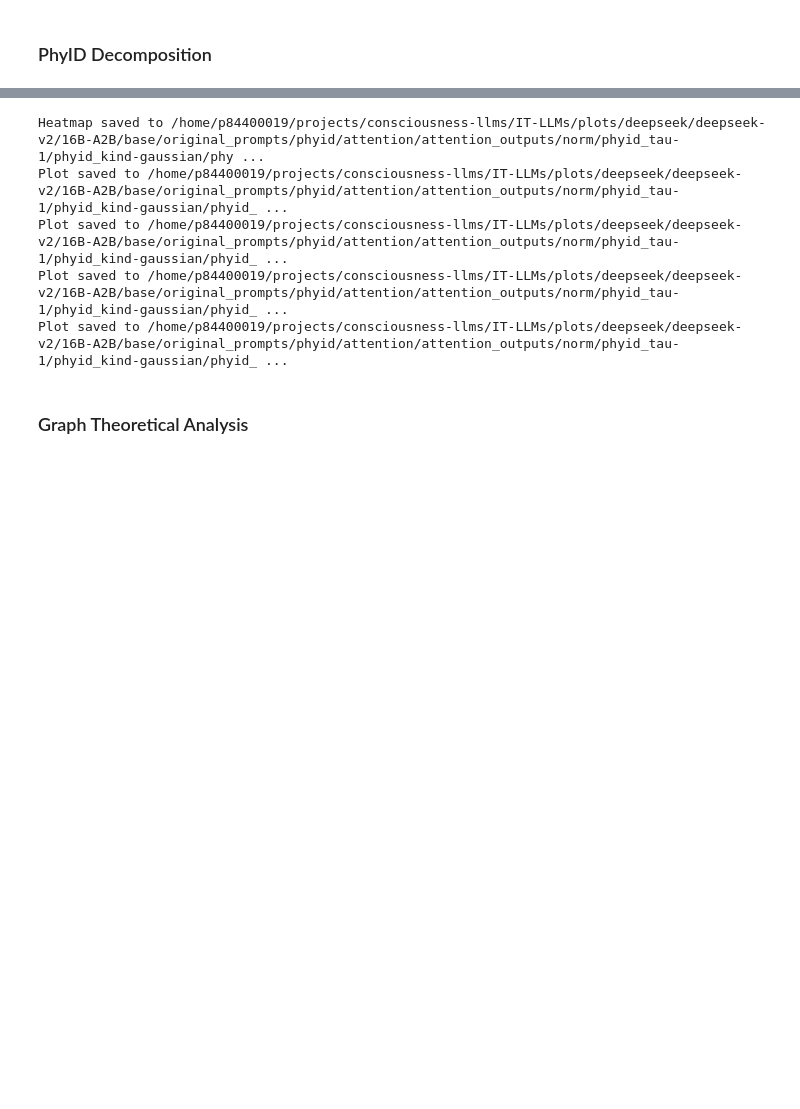
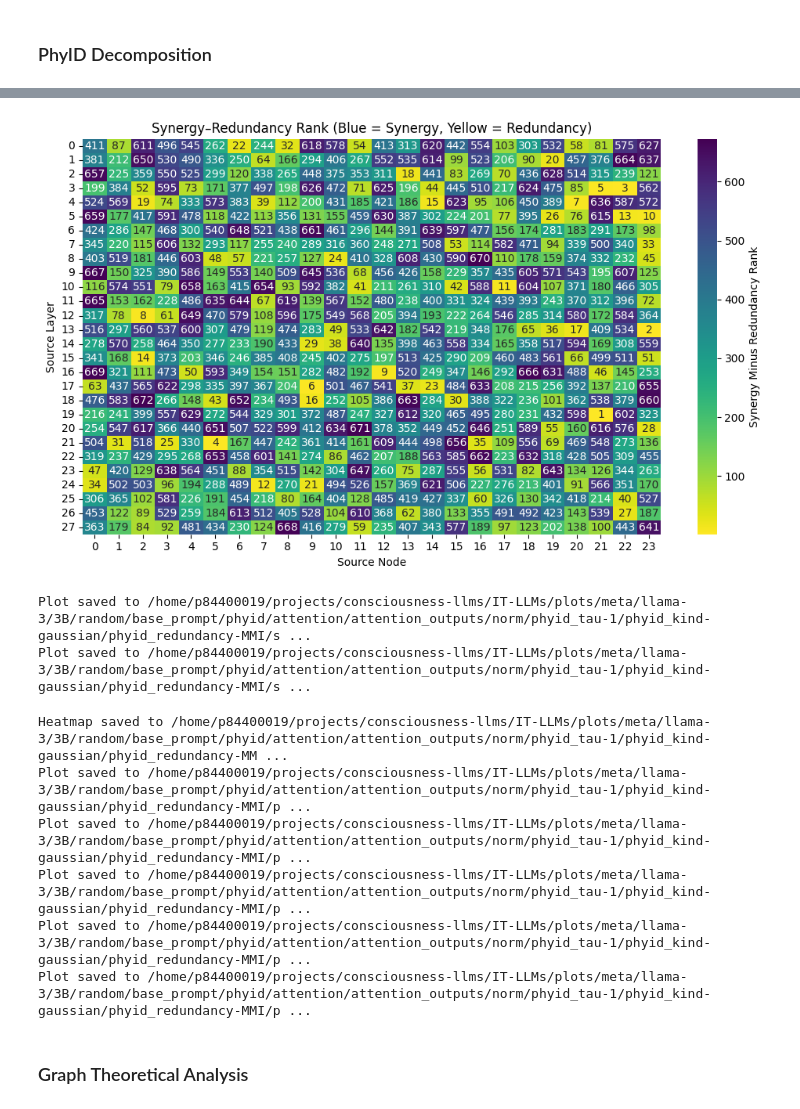
Before and after one commit to pedrou2000/IT-LLMs, a Jupyter notebook: scripts/time_series_and_phyid.ipynb, the cells around one changed output, grey strips where cells are left out. Cells and saved outputs as stored; diff of their text form; code cells hidden in the pictures; blank space fills up the shorter version.

```diff
--- a/scripts/time_series_and_phyid.ipynb
+++ b/scripts/time_series_and_phyid.ipynb
@@ -127,17 +142,27 @@ Attributes:
+# %%
+node_ranking = phyid.syn_minus_red_rank
+phyid.plot_syn_minus_red_rank_per_node(node_ranking, plot_dir=cfg.paths.plot_phyid_dir)
+phyid.plot_syn_minus_red_rank_per_layer(node_ranking, plot_dir=cfg.paths.plot_phyid_dir)
+# %% [output]
+[figure, added]
+Plot saved to /home/p84400019/projects/consciousness-llms/IT-LLMs/plots/meta/llama-3/3B/random/base_prompt/phyid/attention/attention_outputs/norm/phyid_tau-1/phyid_kind-gaussian/phyid_redundancy-MMI/s ...
+Plot saved to /home/p84400019/projects/consciousness-llms/IT-LLMs/plots/meta/llama-3/3B/random/base_prompt/phyid/attention/attention_outputs/norm/phyid_tau-1/phyid_kind-gaussian/phyid_redundancy-MMI/s ...
 # %%
 plot_dir = cfg.paths.plot_phyid_dir
-# plot_dir = None
+
 phyid.node_heatmap(atom='sts', plot_dir=plot_dir)
 phyid.plot_mean_along('sts', varying_dim='source_layer', plot_dir=plot_dir)
+phyid.plot_mean_along('syn_minus_red', varying_dim='source_layer', plot_dir=plot_dir)
 phyid.plot_mean_along('sts_normalized', varying_dim='source_layer', plot_dir=plot_dir)
 phyid.plot_mean_along('rtr', varying_dim='source_layer', plot_dir=plot_dir)
 phyid.plot_mean_along('mutual_information', varying_dim='source_layer', plot_dir=plot_dir)
 # %% [output]
-Heatmap saved to /home/p84400019/projects/consciousness-llms/IT-LLMs/plots/deepseek/deepseek-v2/16B-A2B/base/original_prompts/phyid/attention/attention_outputs/norm/phyid_tau-1/phyid_kind-gaussian/phy ...
-Plot saved to /home/p84400019/projects/consciousness-llms/IT-LLMs/plots/deepseek/deepseek-v2/16B-A2B/base/original_prompts/phyid/attention/attention_outputs/norm/phyid_tau-1/phyid_kind-gaussian/phyid_ ...
-Plot saved to /home/p84400019/projects/consciousness-llms/IT-LLMs/plots/deepseek/deepseek-v2/16B-A2B/base/original_prompts/phyid/attention/attention_outputs/norm/phyid_tau-1/phyid_kind-gaussian/phyid_ ...
-Plot saved to /home/p84400019/projects/consciousness-llms/IT-LLMs/plots/deepseek/deepseek-v2/16B-A2B/base/original_prompts/phyid/attention/attention_outputs/norm/phyid_tau-1/phyid_kind-gaussian/phyid_ ...
-Plot saved to /home/p84400019/projects/consciousness-llms/IT-LLMs/plots/deepseek/deepseek-v2/16B-A2B/base/original_prompts/phyid/attention/attention_outputs/norm/phyid_tau-1/phyid_kind-gaussian/phyid_ ...
+Heatmap saved to /home/p84400019/projects/consciousness-llms/IT-LLMs/plots/meta/llama-3/3B/random/base_prompt/phyid/attention/attention_outputs/norm/phyid_tau-1/phyid_kind-gaussian/phyid_redundancy-MM ...
+Plot saved to /home/p84400019/projects/consciousness-llms/IT-LLMs/plots/meta/llama-3/3B/random/base_prompt/phyid/attention/attention_outputs/norm/phyid_tau-1/phyid_kind-gaussian/phyid_redundancy-MMI/p ...
+Plot saved to /home/p84400019/projects/consciousness-llms/IT-LLMs/plots/meta/llama-3/3B/random/base_prompt/phyid/attention/attention_outputs/norm/phyid_tau-1/phyid_kind-gaussian/phyid_redundancy-MMI/p ...
+Plot saved to /home/p84400019/projects/consciousness-llms/IT-LLMs/plots/meta/llama-3/3B/random/base_prompt/phyid/attention/attention_outputs/norm/phyid_tau-1/phyid_kind-gaussian/phyid_redundancy-MMI/p ...
+Plot saved to /home/p84400019/projects/consciousness-llms/IT-LLMs/plots/meta/llama-3/3B/random/base_prompt/phyid/attention/attention_outputs/norm/phyid_tau-1/phyid_kind-gaussian/phyid_redundancy-MMI/p ...
+Plot saved to /home/p84400019/projects/consciousness-llms/IT-LLMs/plots/meta/llama-3/3B/random/base_prompt/phyid/attention/attention_outputs/norm/phyid_tau-1/phyid_kind-gaussian/phyid_redundancy-MMI/p ...
 # %% [markdown]
 ### Graph Theoretical Analysis
 # %%
```
Also changed, not shown: parts of 9 cells of this notebook, 36 other files.
